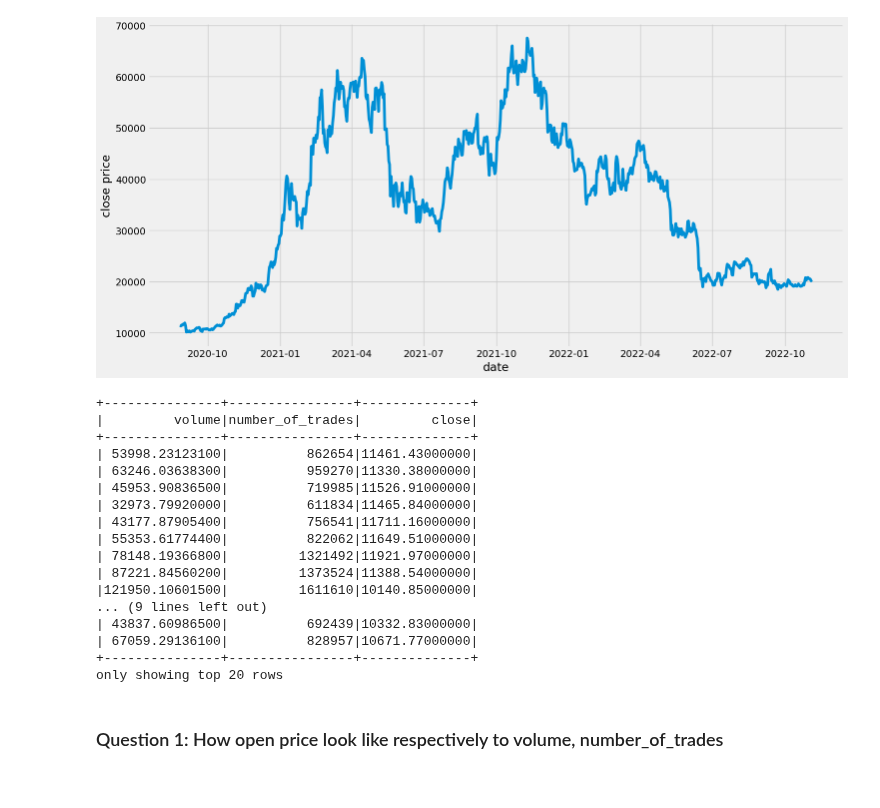
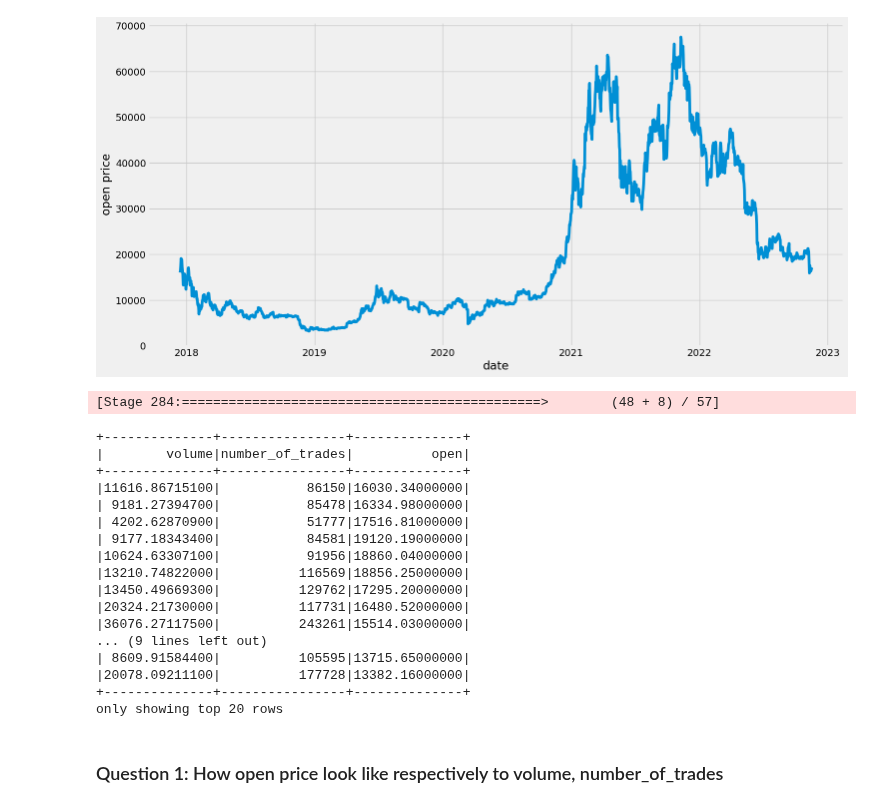
Before and after one commit to nhatruong1009/CryptoPrediction, a Jupyter notebook: src/btc_predict.ipynb, the cells around one changed output. Drawn from its saved outputs; the diff is of its cells as text; code cells hidden in the pictures.

```diff
--- a/src/btc_predict.ipynb
+++ b/src/btc_predict.ipynb
@@ -57,51 +24,56 @@ for symbol in ["BTCUSDT"]:
+# %%
+df = spark.read.parquet(f"hdfs://hadoop-namenode:9000/crypto/{symbol}/{PERIOD}.parquet")
+# %%
+df = df.sort(df["open_time"].asc())
 # %%
 from pyspark.sql.functions import to_date,from_unixtime
 from pyspark.sql.types import DateType,FloatType,IntegerType
 
 from pyspark.ml import regression
 
-selected = df.select(['close','close_time'])
+selected = df.select(['open','open_time'])
 # seperate data into train and test
 # train_data, test_data = selected.randomSplit([0.8, 0.2])
 # train_data = train_data.withColumn('close', train_data['close'].cast(IntegerType()))
 # train_data = train_data.withColumn('open', train_data['open'].cast(IntegerType()))
 
 pddf = selected.toPandas()
-pddf['close_time'] = pddf['close_time'].apply(lambda time: datetime.fromtimestamp(time/1000))
-pddf['close'] = pddf['close'].apply(lambda price: float(price))
-pddf = pddf.set_index('close_time')
+pddf['open_time'] = pddf['open_time'].apply(lambda time: datetime.fromtimestamp(time))
+pddf['open'] = pddf['open'].apply(lambda price: float(price))
+pddf = pddf.set_index('open_time')
 
 
 import matplotlib.pyplot as plt
 plt.style.use('fivethirtyeight')
 plt.figure(figsize=(16,8))
-plt.plot(pddf['close'])
-plt.ylabel('close price')
+plt.plot(pddf['open'])
+plt.ylabel('open price')
 plt.xlabel('date')
 plt.show()
 # %% [output]
-[figure, old version]
+[figure, new version]
 # %%
 selected = df
-selected.select(['volume', 'number_of_trades', 'close']).show()
+selected.select(['volume', 'number_of_trades', 'open']).show()
 # %% [output]
-+---------------+----------------+--------------+
-|         volume|number_of_trades|         close|
-+---------------+----------------+--------------+
-| 53998.23123100|          862654|11461.43000000|
-| 63246.03638300|          959270|11330.38000000|
-| 45953.90836500|          719985|11526.91000000|
-| 32973.79920000|          611834|11465.84000000|
-| 43177.87905400|          756541|11711.16000000|
-| 55353.61774400|          822062|11649.51000000|
-| 78148.19366800|         1321492|11921.97000000|
-| 87221.84560200|         1373524|11388.54000000|
-|121950.10601500|         1611610|10140.85000000|
-... (9 lines left out)
-| 43837.60986500|          692439|10332.83000000|
-| 67059.29136100|          828957|10671.77000000|
-+---------------+----------------+--------------+
-only showing top 20 rows
+[Stage 284:==============================================>        (48 + 8) / 57]
++--------------+----------------+--------------+
+|        volume|number_of_trades|          open|
++--------------+----------------+--------------+
+|11616.86715100|           86150|16030.34000000|
+| 9181.27394700|           85478|16334.98000000|
+| 4202.62870900|           51777|17516.81000000|
+| 9177.18343400|           84581|19120.19000000|
+|10624.63307100|           91956|18860.04000000|
+|13210.74822000|          116569|18856.25000000|
+|13450.49669300|          129762|17295.20000000|
+|20324.21730000|          117731|16480.52000000|
+|36076.27117500|          243261|15514.03000000|
+... (9 lines left out)
+| 8609.91584400|          105595|13715.65000000|
+|20078.09211100|          177728|13382.16000000|
++--------------+----------------+--------------+
+only showing top 20 rows
 # %% [markdown]
 ### Question 1: How open price look like respectively to volume, number_of_trades
 # %%
```
Also changed, not shown: parts of 20 cells of this notebook, 2 other files.
